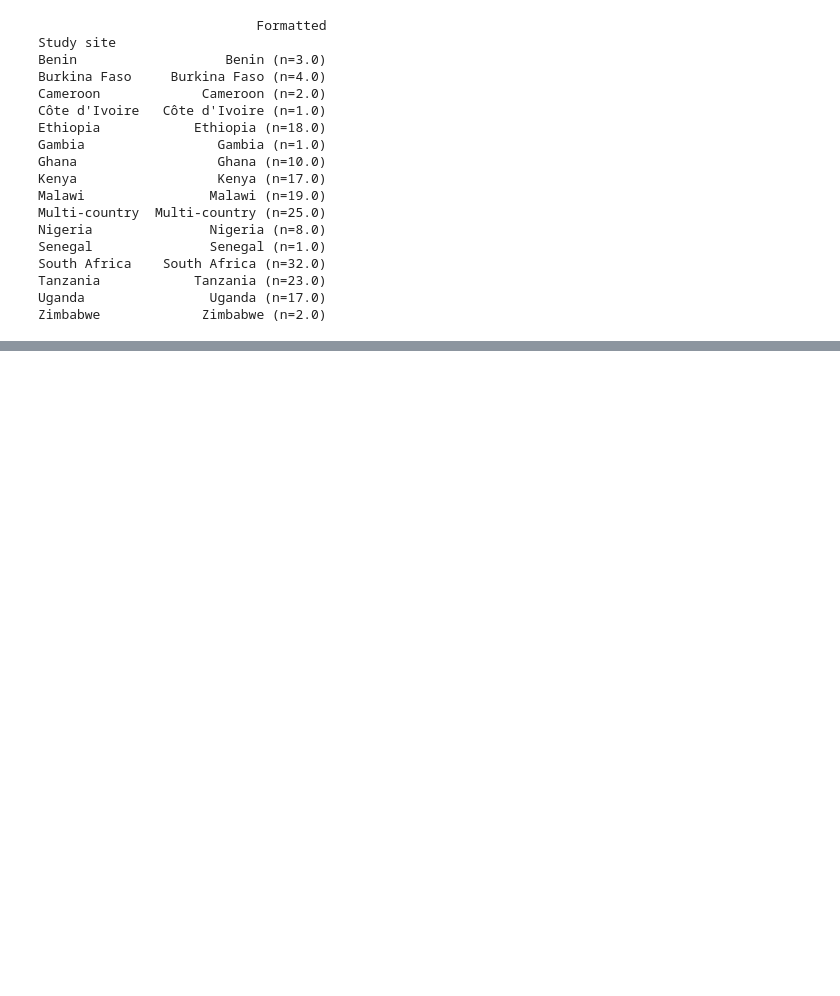
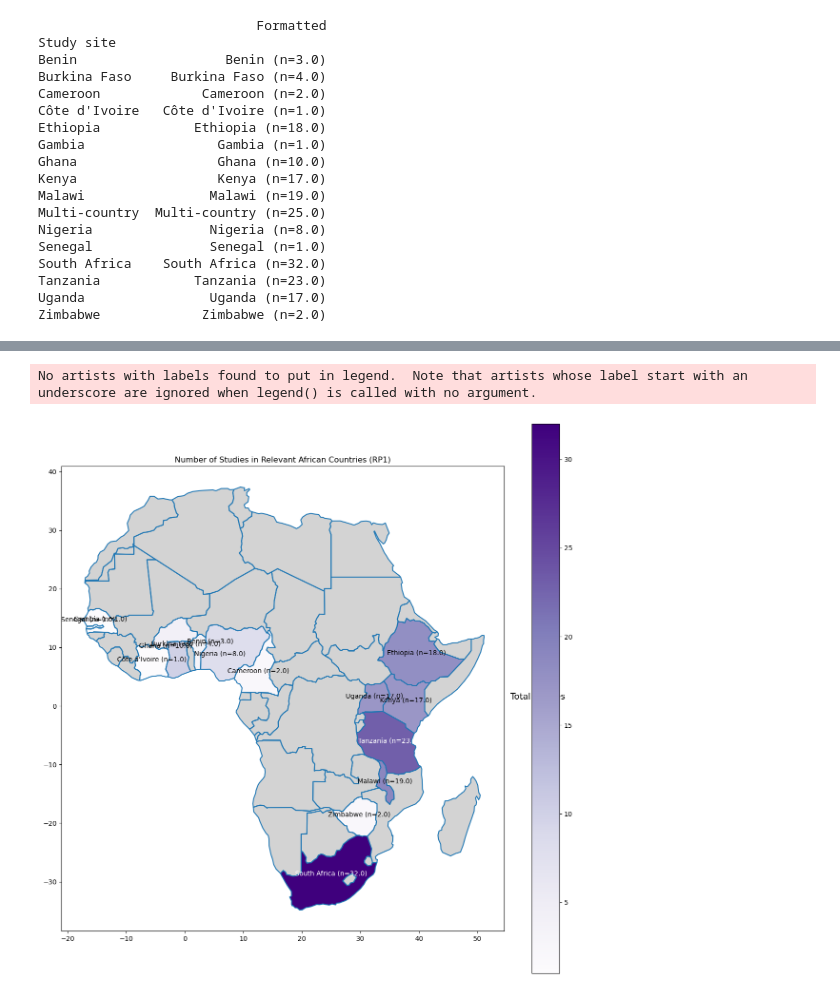
Before and after one commit to Logic06183/Heat_Project, a Jupyter notebook: RP2_report_0425.ipynb, the cells around one changed output, grey strips where cells are left out. Drawn from its saved outputs; the diff is of its cells as text; code cells hidden in the pictures; blank space fills up the shorter version.

```diff
--- a/RP2_report_0425.ipynb
+++ b/RP2_report_0425.ipynb
@@ -1012,0 +1067,64 @@ fig.show()
+# %%
+import pandas as pd
+import geopandas as gpd
+import matplotlib.pyplot as plt
+
+# Load the data from the uploaded Excel file
+
+df_rp1_countries = pd.read_excel(file_path, sheet_name='RP1_Countries')
+
+# Calculate the total number of studies for each country
+df_rp1_countries['Total Studies'] = df_rp1_countries.drop('Study site', axis=1).sum(axis=1)
+
+# Create a formatted output for each country
+df_rp1_countries['Formatted'] = df_rp1_countries['Study site'] + " (n=" + df_rp1_countries['Total Studies'].astype(str) + ")"
+
+# Load the world map data
+world = gpd.read_file(gpd.datasets.get_path('naturalearth_lowres'))
+
+# Filter the map to show only African countries
+africa = world[world['continent'] == 'Africa']
+
+# Merge the country data with the map data
+africa = africa.merge(df_rp1_countries, how='left', left_on='name', right_on='Study site')
+
+# Plot the map
+fig, ax = plt.subplots(1, 1, figsize=(15, 15))
+africa.boundary.plot(ax=ax)
+africa.plot(column='Total Studies', ax=ax, legend=True, cmap='Purples', missing_kwds={'color': 'lightgrey'})
+
+# Add the labels for each country
+for idx, row in africa.iterrows():
+    if pd.notna(row['Total Studies']):
+        label_color = 'white' if row['Total Studies'] > 20 else 'black'
+        # Manually adjust label positions for West Africa
+        if row['Study site'] in ['Gambia', 'Senegal', 'Burkina Faso', 'Benin', 'Nigeria', 'Ghana']:
+            offset = {
+                'Gambia': (1, 1),
+                'Senegal': (-2, 0),
+                'Burkina Faso': (2, -2),
+                'Benin': (2, 1),
+                'Nigeria': (-2, -1),
+                'Ghana': (-2, 2)
+            }
+            plt.annotate(text=row['Formatted'], xy=(row['geometry'].centroid.x + offset[row['Study site']][0],
+                                                    row['geometry'].centroid.y + offset[row['Study site']][1]),
+                         horizontalalignment='center', fontsize=10, color=label_color)
+        else:
+            plt.annotate(text=row['Formatted'], xy=(row['geometry'].centroid.x, row['geometry'].centroid.y),
+                         horizontalalignment='center', fontsize=10, color=label_color)
+
+# Remove x and y labels
+ax.set_xlabel('')
+ax.set_ylabel('')
+
+# Update the title
+plt.title('Number of Studies in Relevant African Countries (RP1)')
+
+# Adjust the legend during creation
+ax.legend(loc='center left', bbox_to_anchor=(1, 0.5), frameon=False, title='Total Studies', title_fontsize='13', fontsize='10')
+
+plt.show()
+# %% [output]
+No artists with labels found to put in legend.  Note that artists whose label start with an underscore are ignored when legend() is called with no argument.
+[figure, added]
```
Also changed, not shown: parts of 1 cell of this notebook.
